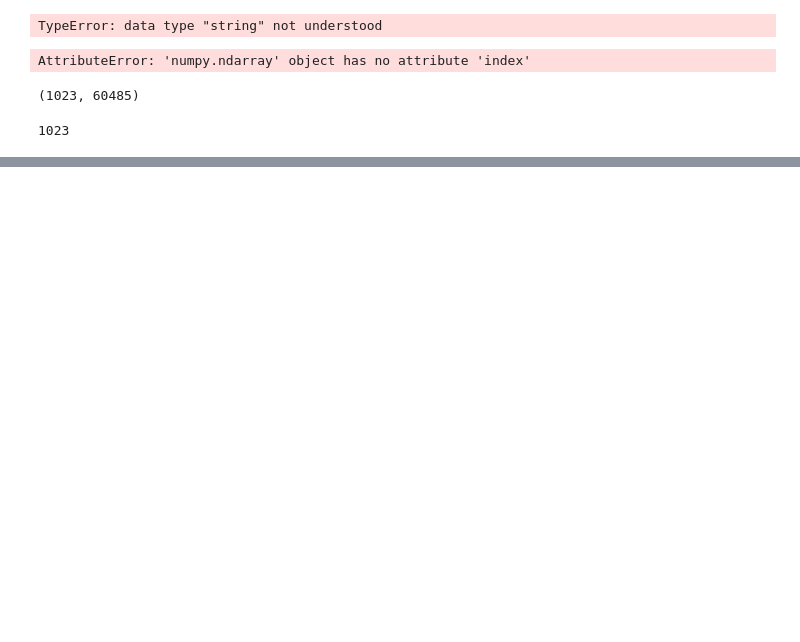
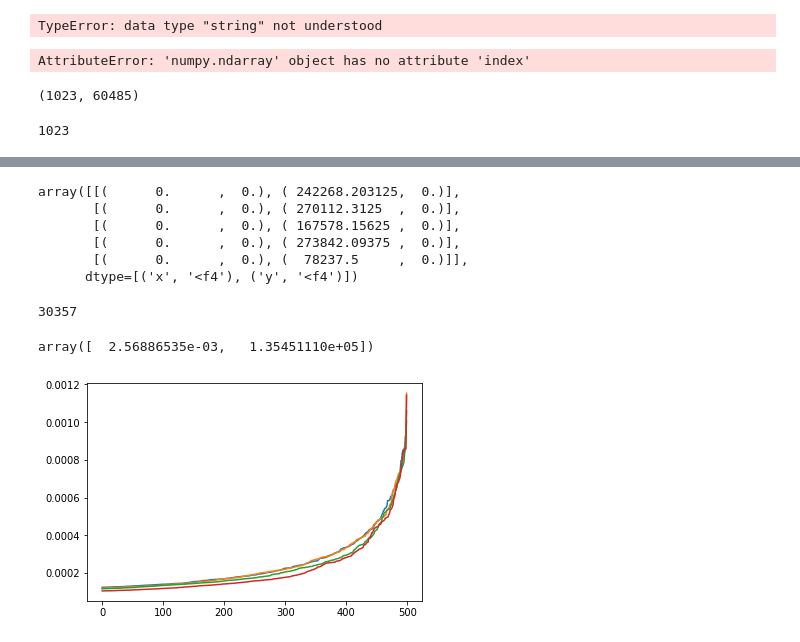
Before and after one commit to ldi00a/capstone18, a Jupyter notebook: decision tree.ipynb, the cells around one changed output, grey strips where cells are left out. Drawn from its saved outputs; the diff is of its cells as text; code cells hidden in the pictures; blank space fills up the shorter version.

```diff
--- a/decision tree.ipynb
+++ b/decision tree.ipynb
@@ -119,0 +225,7 @@ len(files)
+# %%
+feature_data = np.zeros((len(forest.feature_importances_),2))
+feature_data[:,0]=forest.feature_importances_
+for i in range(len(forest.feature_importances_)):
+    feature_data[i,1]=np.float32(ensemble_name[i][-11:])
+
+feature_data[-10:]
@@ -119,0 +243,31 @@ len(files)
+# %%
+feature_data[0:5]
+# %% [output]
+array([[(      0.      ,  0.), ( 242268.203125,  0.)],
+       [(      0.      ,  0.), ( 270112.3125  ,  0.)],
+       [(      0.      ,  0.), ( 167578.15625 ,  0.)],
+       [(      0.      ,  0.), ( 273842.09375 ,  0.)],
+       [(      0.      ,  0.), (  78237.5     ,  0.)]],
+      dtype=[('x', '<f4'), ('y', '<f4')])
+# %%
+feature_data[:,0].argmax()
+# %% [output]
+30357
+# %%
+feature_data[30357]
+# %% [output]
+array([  2.56886535e-03,   1.35451110e+05])
+# %%
+sorted_data20000d=feature_data[feature_data[:,0].argsort()]
+# %%
+#plt.plot(sorted_data[-500:,0])
+#plt.plot(sorted_data500[-500:,0])
+#plt.plot(sorted_data1000[-500:,0])
+#plt.plot(sorted_data2000[-500:,0])
+plt.plot(sorted_data20000[-500:,0])
+plt.plot(sorted_data20000b[-500:,0])
+plt.plot(sorted_data20000c[-500:,0])
+plt.plot(sorted_data20000d[-500:,0])
+plt.show()
+# %% [output]
+[figure, added]
```
Also changed, not shown: parts of 60 cells of this notebook.
